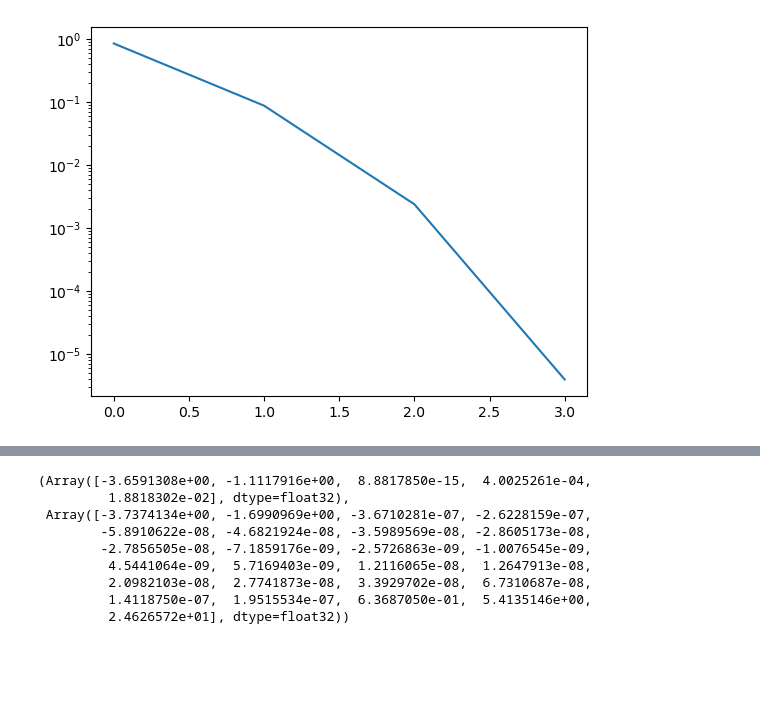
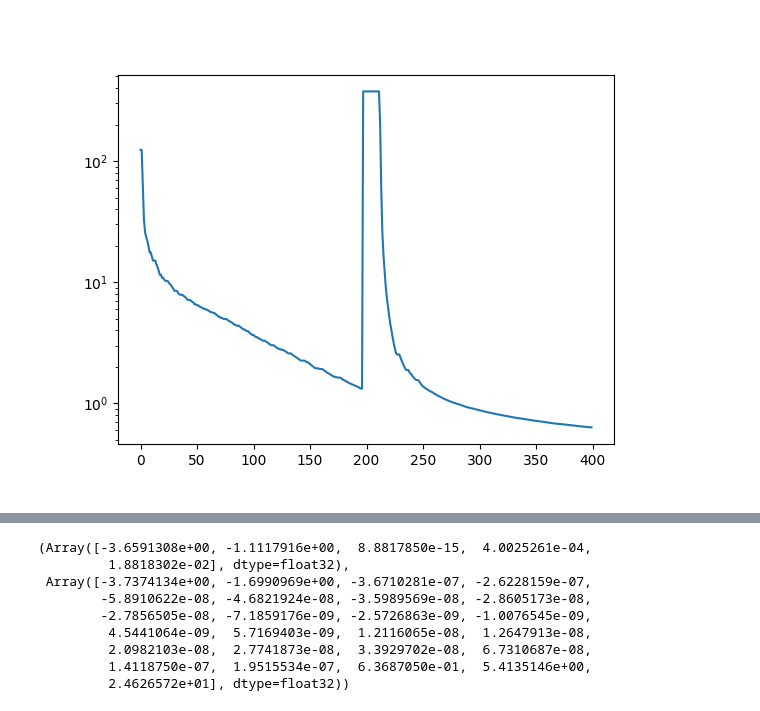
Before and after one commit to schaffer9/MagPI, a Jupyter notebook: examples/rarc.ipynb, the cells around one changed output, grey strips where cells are left out. Drawn from its saved outputs; the diff is of its cells as text; code cells hidden in the pictures; blank space fills up the shorter version.

```diff
--- a/examples/rarc.ipynb
+++ b/examples/rarc.ipynb
@@ -63,9 +182,9 @@ res = solver.run(init_params, X, y)
 # %%
 import matplotlib.pyplot as plt
 
 plt.figure()
-r = [s.error for s in states]
+r = [s.value for s in states]
 plt.plot(r)
 plt.yscale('log')
 # %% [output]
-[figure, old version]
+[figure, new version]
```
Also changed, not shown: parts of 19 cells of this notebook, 2 other files.
